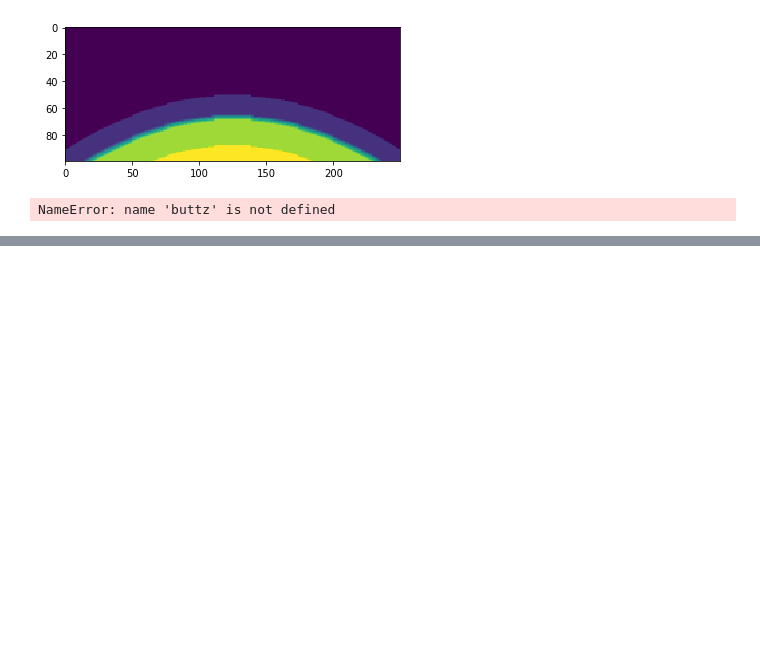
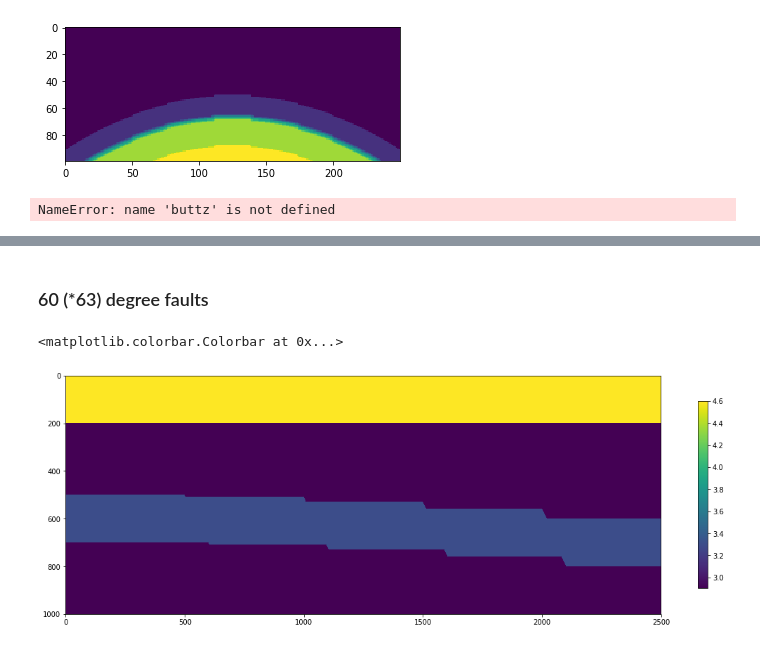
Before and after one commit to tccw/geotools, a Jupyter notebook: toys/devito_WSL/velocity_building.ipynb, the cells around one changed output, grey strips where cells are left out. Saved outputs shown, nothing was run; the diff lists cells and outputs as text; code cells hidden in the pictures; blank space fills up the shorter version.

```diff
--- a/toys/devito_WSL/velocity_building.ipynb
+++ b/toys/devito_WSL/velocity_building.ipynb
@@ -133,0 +173,25 @@ np.save('data/anticline_vp_faults_5m.npy', anticline_vp)
+# %% [markdown]
+### 60 (*63) degree faults
+# %%
+sixty_v = np.ones((1000,2500))
+sixty_v = sixty_v * 2.9
+sixty_v[:200,:] = 4.6
+
+for i in range(100):
+    sixty_v[500 + i*2:502 + i*2, :500 + i] = 3.3
+for i in range(100):
+    sixty_v[510 + i*2:512 + i*2, 505 + i:1000 + i] = 3.3
+for i in range(100):
+    sixty_v[530 + i*2:532 + i*2, 1005 + i:1500 + i] = 3.3
+for i in range(100):
+    sixty_v[560 + i*2:562 + i*2, 1505 + i:2000 + i] = 3.3
+for i in range(100):
+    sixty_v[600 + i*2:602 + i*2, 2002 + i:] = 3.3
+
+plt.figure(figsize=(19,7))
+
+plt.imshow(sixty_v)
+plt.colorbar(shrink=0.7)
+# %% [output]
+<matplotlib.colorbar.Colorbar at 0x...>
+[figure, added]
```
Also changed, not shown: parts of 6 cells of this notebook, 3 other files.
